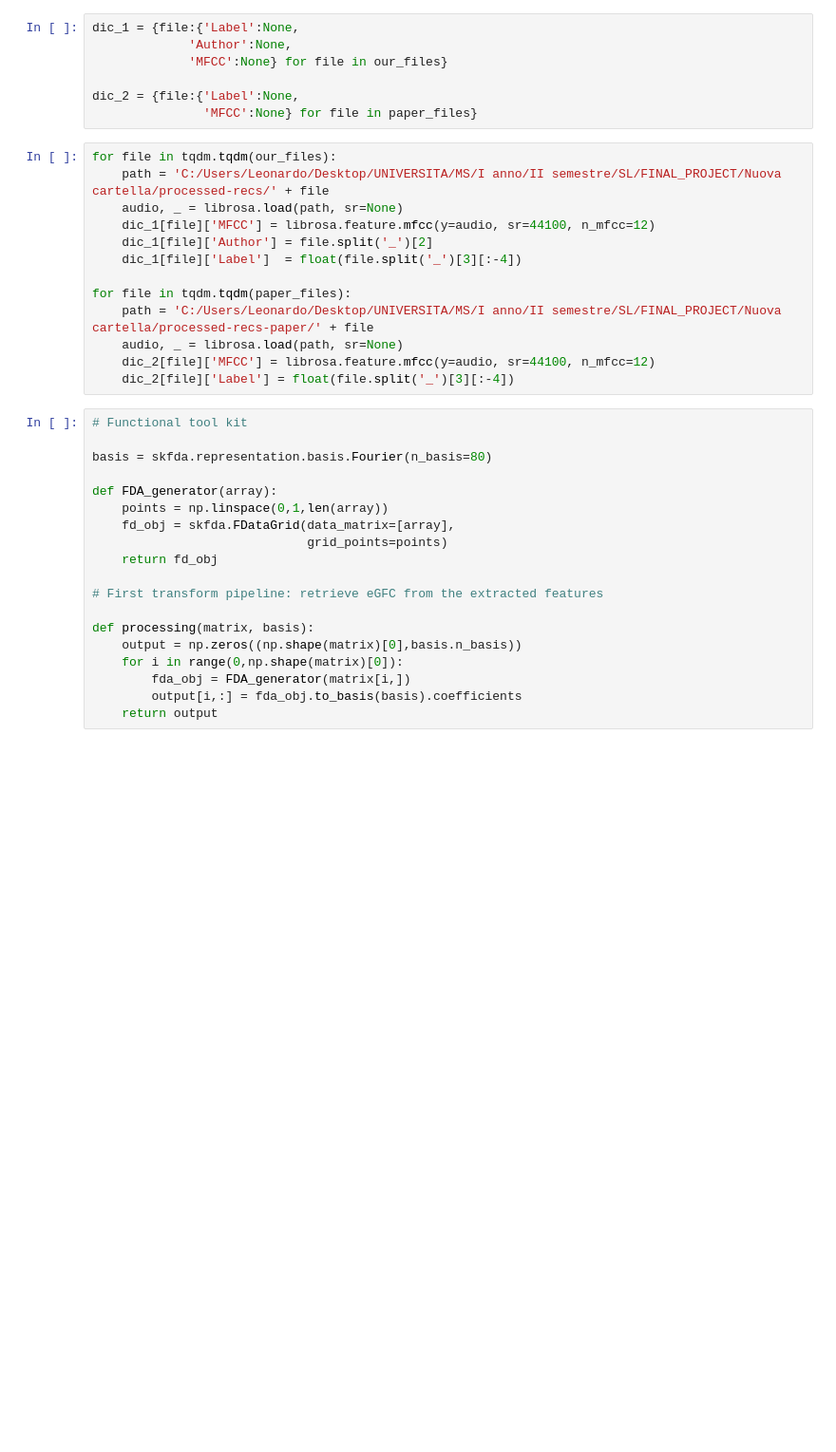
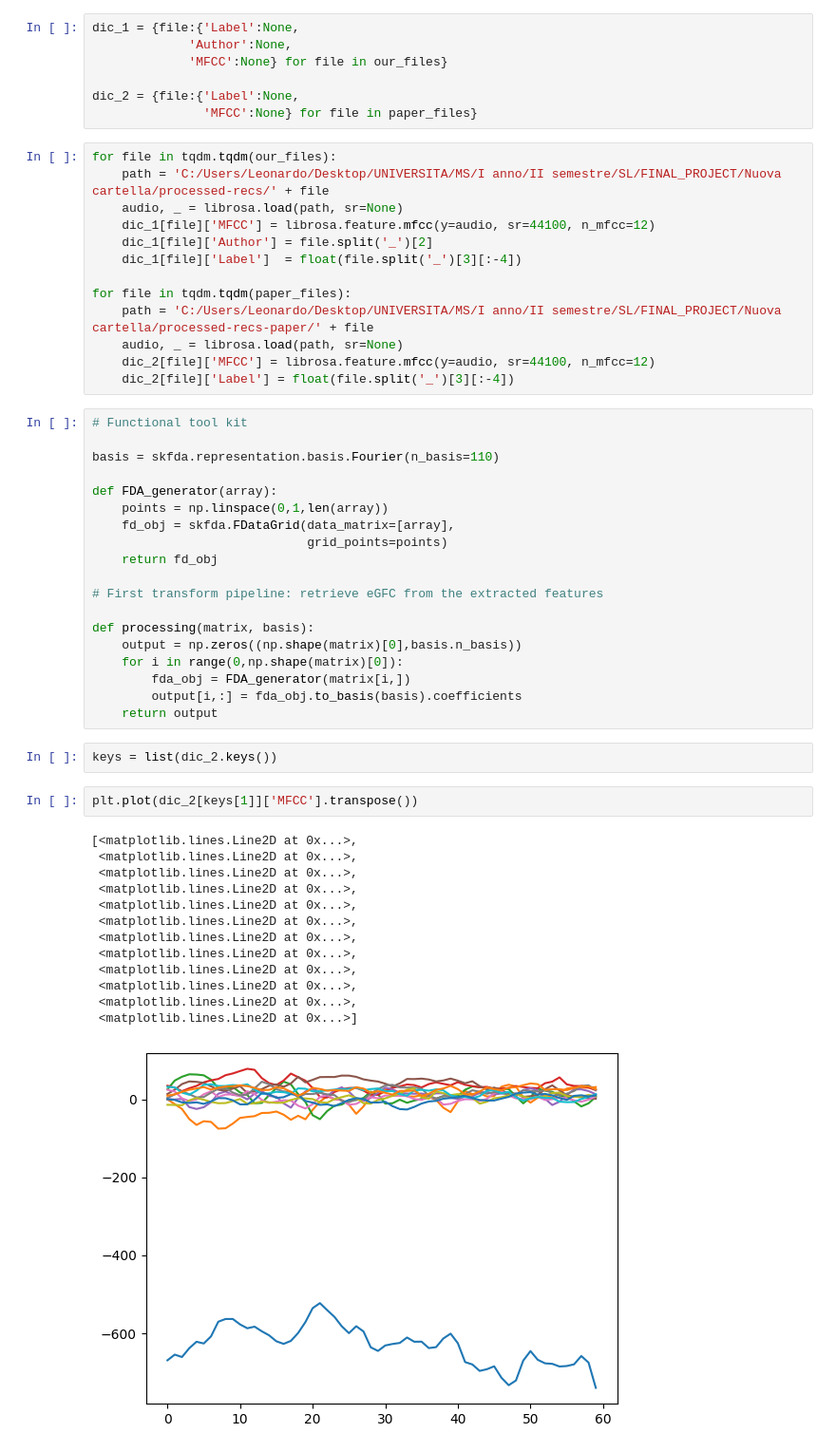
Before and after one commit to FedericoAlvetreti/TherMike, a Jupyter notebook: PYpeline.ipynb, the cells around one changed output. Shown: that part at 95% size. Cells and saved outputs as stored; diff of their text form; blank space fills up the shorter version.

```diff
--- a/PYpeline.ipynb
+++ b/PYpeline.ipynb
@@ -36,7 +36,7 @@ for file in tqdm.tqdm(paper_files):
 # %%
 # Functional tool kit
 
-basis = skfda.representation.basis.Fourier(n_basis=80)
+basis = skfda.representation.basis.Fourier(n_basis=110)
 
 def FDA_generator(array):
     points = np.linspace(0,1,len(array))
@@ -52,3 +52,21 @@ def processing(matrix, basis):
         fda_obj = FDA_generator(matrix[i,])
         output[i,:] = fda_obj.to_basis(basis).coefficients
     return output
+# %%
+keys = list(dic_2.keys())
+# %%
+plt.plot(dic_2[keys[1]]['MFCC'].transpose())
+# %% [output]
+[<matplotlib.lines.Line2D at 0x...>,
+ <matplotlib.lines.Line2D at 0x...>,
+ <matplotlib.lines.Line2D at 0x...>,
+ <matplotlib.lines.Line2D at 0x...>,
+ <matplotlib.lines.Line2D at 0x...>,
+ <matplotlib.lines.Line2D at 0x...>,
+ <matplotlib.lines.Line2D at 0x...>,
+ <matplotlib.lines.Line2D at 0x...>,
+ <matplotlib.lines.Line2D at 0x...>,
+ <matplotlib.lines.Line2D at 0x...>,
+ <matplotlib.lines.Line2D at 0x...>,
+ <matplotlib.lines.Line2D at 0x...>]
+[figure, added]
```
Also changed, not shown: parts of 7 cells of this notebook.
